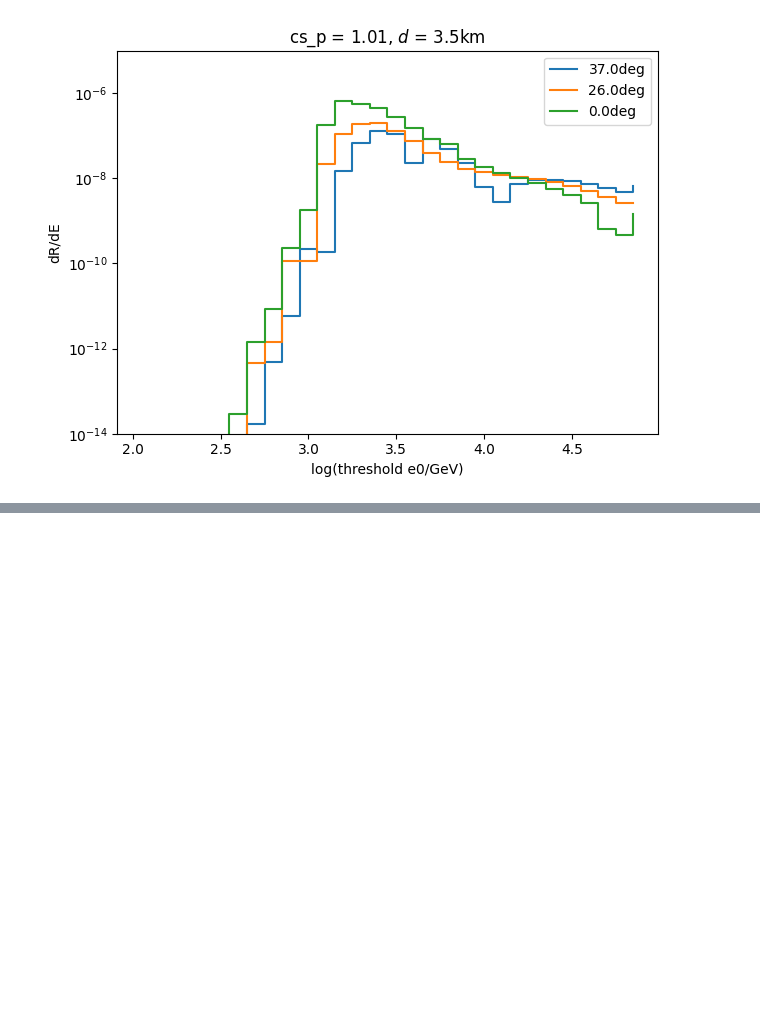
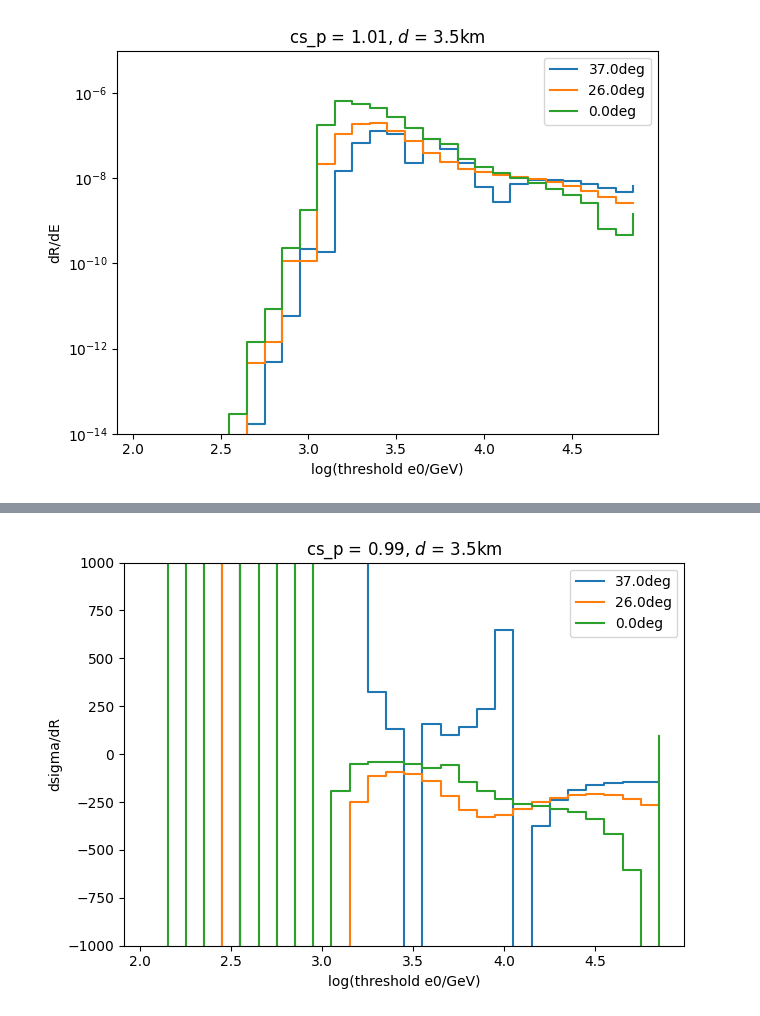
Before and after one commit to karohymon/cs-analysis, a Jupyter notebook: IceCube_diffuse_underground_bundles/oneregion_threshold.ipynb, the cells around one changed output, grey strips where cells are left out. Saved outputs shown, nothing was run; the diff lists cells and outputs as text; code cells hidden in the pictures; blank space fills up the shorter version.

```diff
--- a/IceCube_diffuse_underground_bundles/oneregion_threshold.ipynb
+++ b/IceCube_diffuse_underground_bundles/oneregion_threshold.ipynb
@@ -346,0 +372,16 @@ plt.savefig(plot_dir + 'dEdsgima_csp1.01_depth3.5_renormed_current_e0.png')
+# %%
+for j in range(len(angles)):
+    plt.plot(e0_values[:-1], dRdsig_35_cs099[:,j]**(-1),drawstyle='steps-post',label=str(np.round(angles[j],decimals=0)) + 'deg')
+
+# Add labels and title
+plt.xlabel('log(threshold e0/GeV)')
+plt.title('cs_p = 0.99, $d$ = 3.5km')
+plt.ylabel('dsigma/dR')
+#plt.yscale('log')
+plt.legend()
+plt.tight_layout()
+plt.ylim(-1000,1000)
+
+plt.savefig(plot_dir + 'dsgimadR_csp0.99_depth3.5_renormed_current_e0.png')
+# %% [output]
+[figure, added]
```
Also changed, not shown: parts of 13 cells of this notebook.
